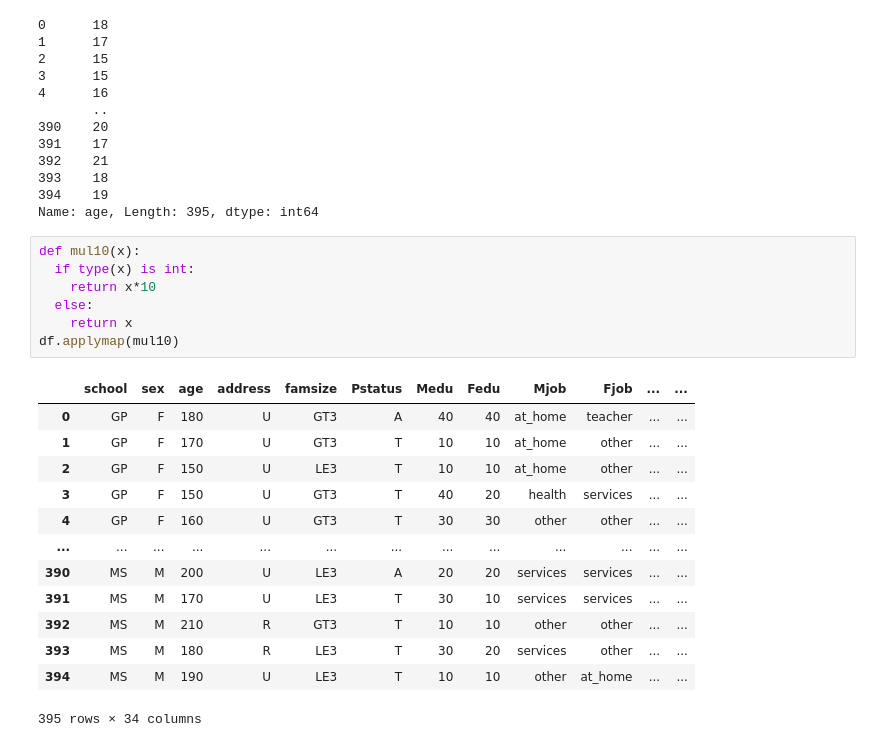
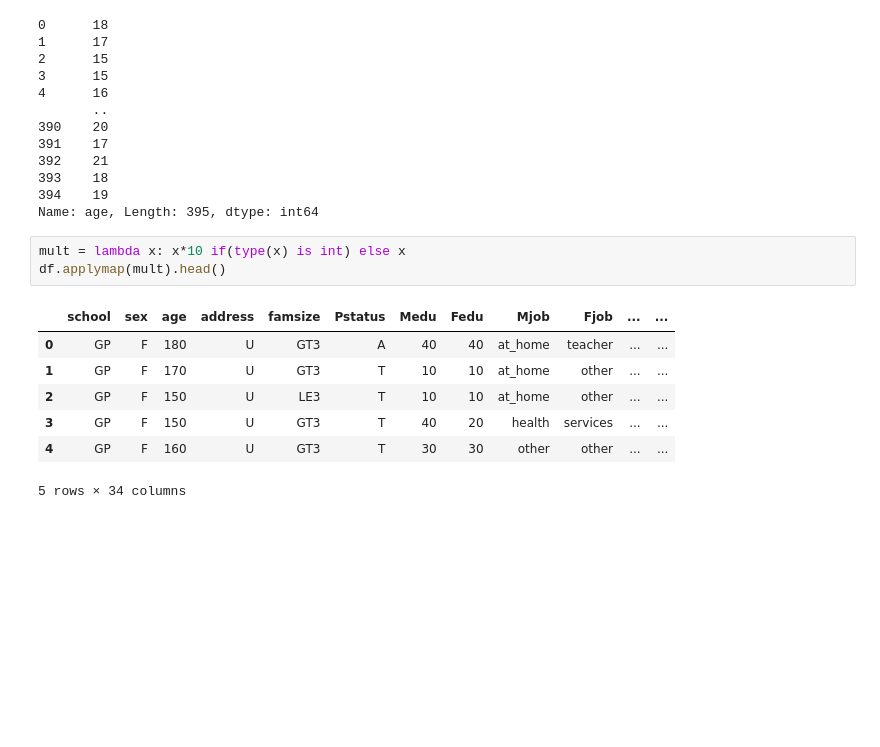
Before and after one commit to rahulkrishna-ds/GN22CDBDS001, a Jupyter notebook: ex6.ipynb, the cells around one changed output. Saved outputs shown, nothing was run; the diff lists cells and outputs as text; blank space fills up the shorter version.

```diff
--- a/ex6.ipynb
+++ b/ex6.ipynb
@@ -92,23 +92,13 @@ df['legal_drinker'].apply(majority)
 394    19
 Name: age, Length: 395, dtype: int64
 # %%
-def mul10(x):
-  if type(x) is int:
-    return x*10
-  else:
-    return x
-df.applymap(mul10)
+mult = lambda x: x*10 if(type(x) is int) else x
+df.applymap(mult).head()
 # %% [output]
 |  | school | sex | age | address | famsize | Pstatus | Medu | Fedu | Mjob | Fjob | ... | ... |
 | 0 | GP | F | 180 | U | GT3 | A | 40 | 40 | at_home | teacher | ... | ... |
 | 1 | GP | F | 170 | U | GT3 | T | 10 | 10 | at_home | other | ... | ... |
 | 2 | GP | F | 150 | U | LE3 | T | 10 | 10 | at_home | other | ... | ... |
 | 3 | GP | F | 150 | U | GT3 | T | 40 | 20 | health | services | ... | ... |
 | 4 | GP | F | 160 | U | GT3 | T | 30 | 30 | other | other | ... | ... |
-| ... | ... | ... | ... | ... | ... | ... | ... | ... | ... | ... | ... | ... |
-| 390 | MS | M | 200 | U | LE3 | A | 20 | 20 | services | services | ... | ... |
-| 391 | MS | M | 170 | U | LE3 | T | 30 | 10 | services | services | ... | ... |
-| 392 | MS | M | 210 | R | GT3 | T | 10 | 10 | other | other | ... | ... |
-| 393 | MS | M | 180 | R | LE3 | T | 30 | 20 | services | other | ... | ... |
-| 394 | MS | M | 190 | U | LE3 | T | 10 | 10 | other | at_home | ... | ... |
-395 rows × 34 columns
+5 rows × 34 columns
```
